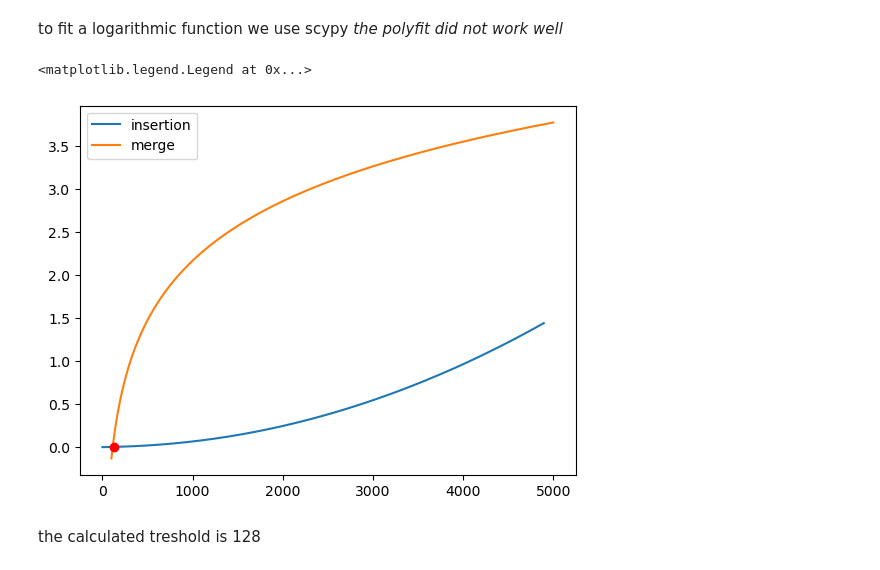
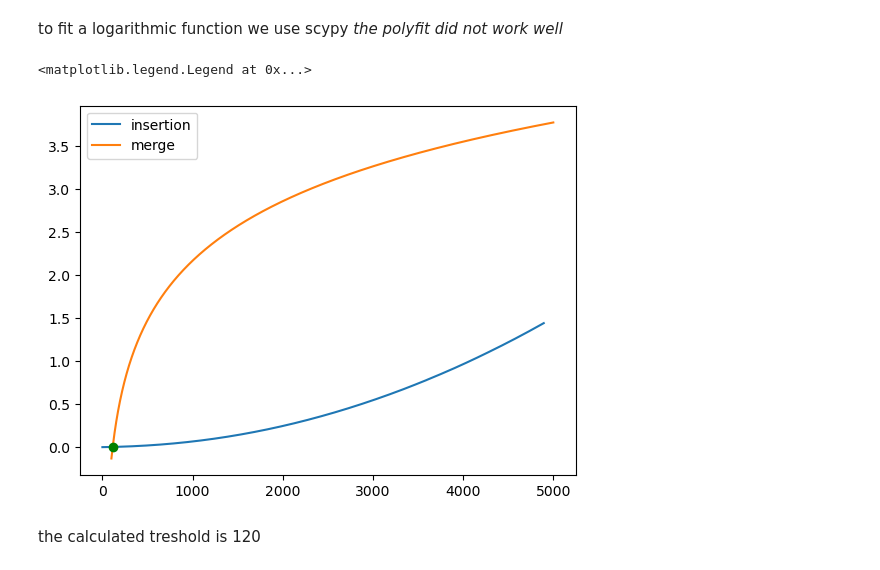
Before and after one commit to MahyarFardin/Optimal-Hybrid-Mergesort-Insertionsort, a Jupyter notebook: test.ipynb, the cells around one changed output. Cells and saved outputs as stored; diff of their text form; code cells hidden in the pictures.

```diff
--- a/test.ipynb
+++ b/test.ipynb
@@ -110,6 +110,8 @@ for i in range(100, 5000):
     if len(time_chart) % 100 == 0:
         tmp = np.asarray(time_chart)
         np.save("./time_chart.npy", tmp)
+# %%
+time_chart = np.load("time_chart.npy")
 # %%
 times = np.asarray(time_chart)
 # %%
@@ -170,10 +172,10 @@ to fit a logarithmic function we use scypy *the polyfit did not work well*
 # %%
 plt.plot(np.polyval(insert_poly, times[:, 0]), label='insertion')
 plt.plot(times[:, 0], func(times[:, 0], *popt), label="merge")
-plt.plot(128, 0, "ro")
+plt.plot(120, 0, "go")
 plt.legend()
 # %% [output]
 <matplotlib.legend.Legend at 0x...>
-[figure, old version]
+[figure, new version]
 # %% [markdown]
-the calculated treshold is 128
+the calculated treshold is 120
```
Also changed, not shown: 1 other file.
